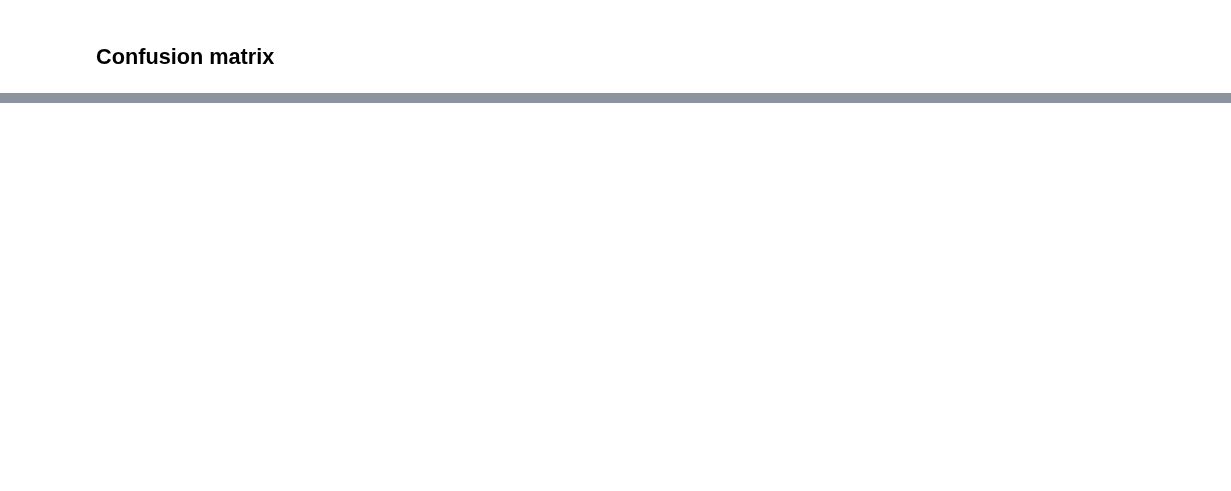
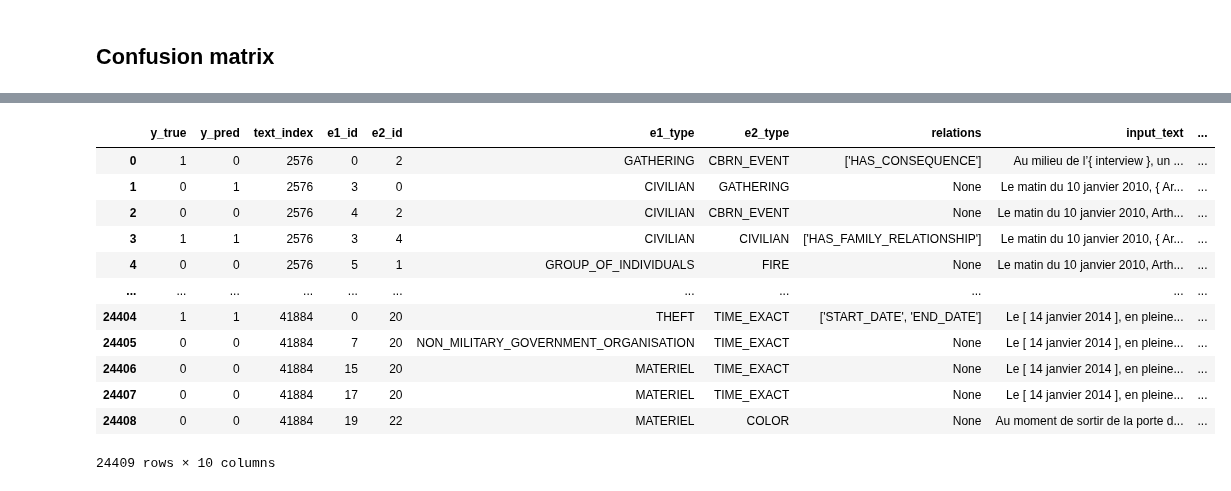
Before and after one commit to lengocluyen/relation_extraction_textmine25, a Jupyter notebook: defi_textmine_2025/mth2_hasrelation_whatrelation/step1_hasrelation.ipynb, the cells around one changed output, grey strips where cells are left out. Drawn from its saved outputs; the diff is of its cells as text; code cells hidden in the pictures; blank space fills up the shorter version.

```diff
--- a/defi_textmine_2025/mth2_hasrelation_whatrelation/step1_hasrelation.ipynb
+++ b/defi_textmine_2025/mth2_hasrelation_whatrelation/step1_hasrelation.ipynb
@@ -824,0 +495,18 @@ tokenizer.decode(samples['input_ids'][2])
+# %%
+val_y_true_vs_pred_df = pd.concat([pd.DataFrame({"y_true": val_y_true, "y_pred": val_y_pred}), tokenized_datasets["validation"].select_columns(USED_COLUMNS).to_pandas()], axis=1)
+# val_y_true_vs_pred_df = pd.DataFrame({"y_true": val_y_true, "y_pred": val_y_pred})
+val_y_true_vs_pred_df
+# %% [output]
+|  | y_true | y_pred | text_index | e1_id | e2_id | e1_type | e2_type | relations | input_text | ... |
+| 0 | 1 | 0 | 2576 | 0 | 2 | GATHERING | CBRN_EVENT | ['HAS_CONSEQUENCE'] | Au milieu de l’{ interview }, un ... | ... |
+| 1 | 0 | 1 | 2576 | 3 | 0 | CIVILIAN | GATHERING | None | Le matin du 10 janvier 2010, { Ar... | ... |
+| 2 | 0 | 0 | 2576 | 4 | 2 | CIVILIAN | CBRN_EVENT | None | Le matin du 10 janvier 2010, Arth... | ... |
+| 3 | 1 | 1 | 2576 | 3 | 4 | CIVILIAN | CIVILIAN | ['HAS_FAMILY_RELATIONSHIP'] | Le matin du 10 janvier 2010, { Ar... | ... |
+| 4 | 0 | 0 | 2576 | 5 | 1 | GROUP_OF_INDIVIDUALS | FIRE | None | Le matin du 10 janvier 2010, Arth... | ... |
+| ... | ... | ... | ... | ... | ... | ... | ... | ... | ... | ... |
+| 24404 | 1 | 1 | 41884 | 0 | 20 | THEFT | TIME_EXACT | ['START_DATE', 'END_DATE'] | Le [ 14 janvier 2014 ], en pleine... | ... |
+| 24405 | 0 | 0 | 41884 | 7 | 20 | NON_MILITARY_GOVERNMENT_ORGANISATION | TIME_EXACT | None | Le [ 14 janvier 2014 ], en pleine... | ... |
+| 24406 | 0 | 0 | 41884 | 15 | 20 | MATERIEL | TIME_EXACT | None | Le [ 14 janvier 2014 ], en pleine... | ... |
+| 24407 | 0 | 0 | 41884 | 17 | 20 | MATERIEL | TIME_EXACT | None | Le [ 14 janvier 2014 ], en pleine... | ... |
+| 24408 | 0 | 0 | 41884 | 19 | 22 | MATERIEL | COLOR | None | Au moment de sortir de la porte d... | ... |
+24409 rows × 10 columns
```
Also changed, not shown: parts of 130 cells of this notebook, 4 other files.
